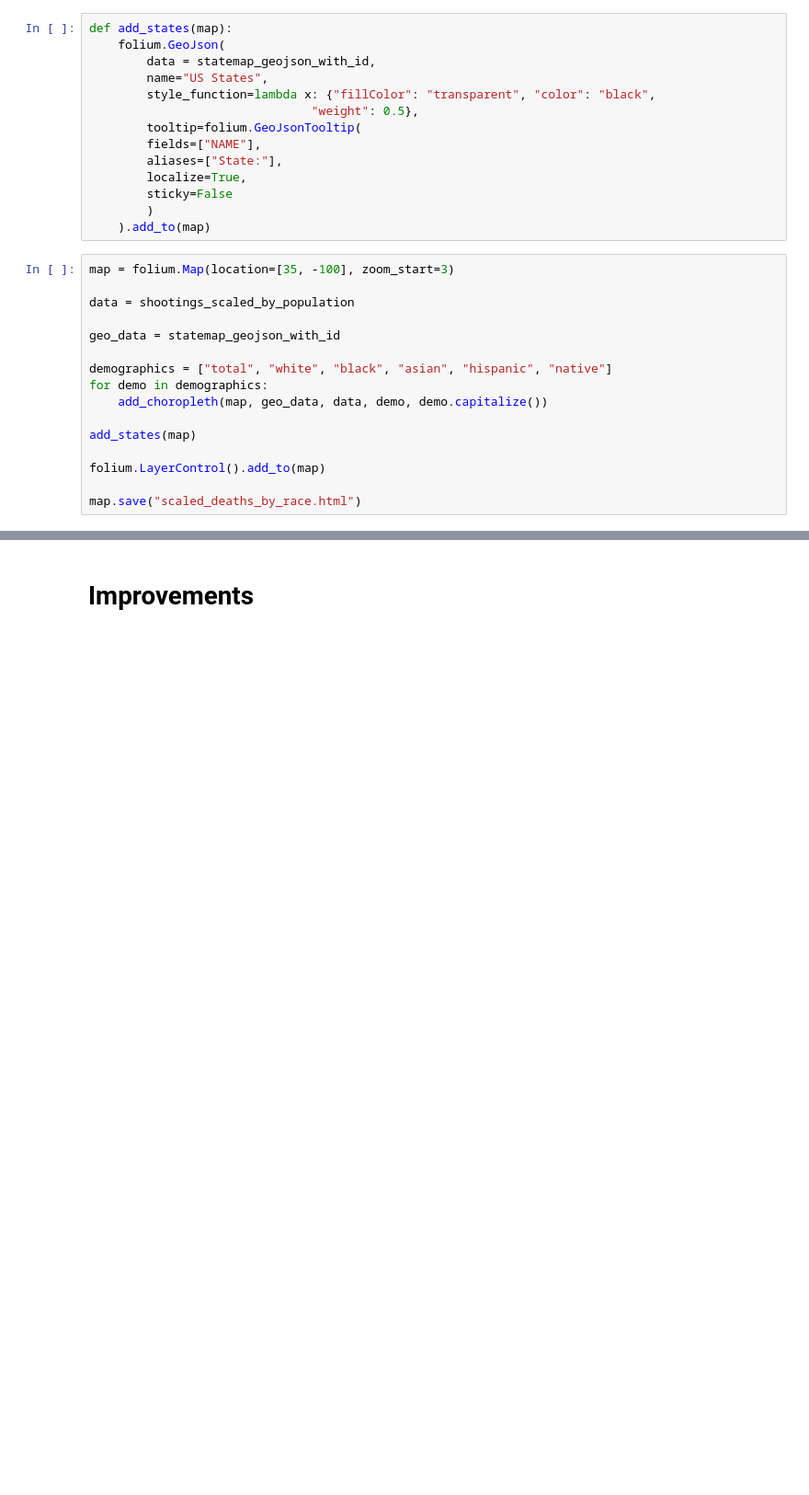
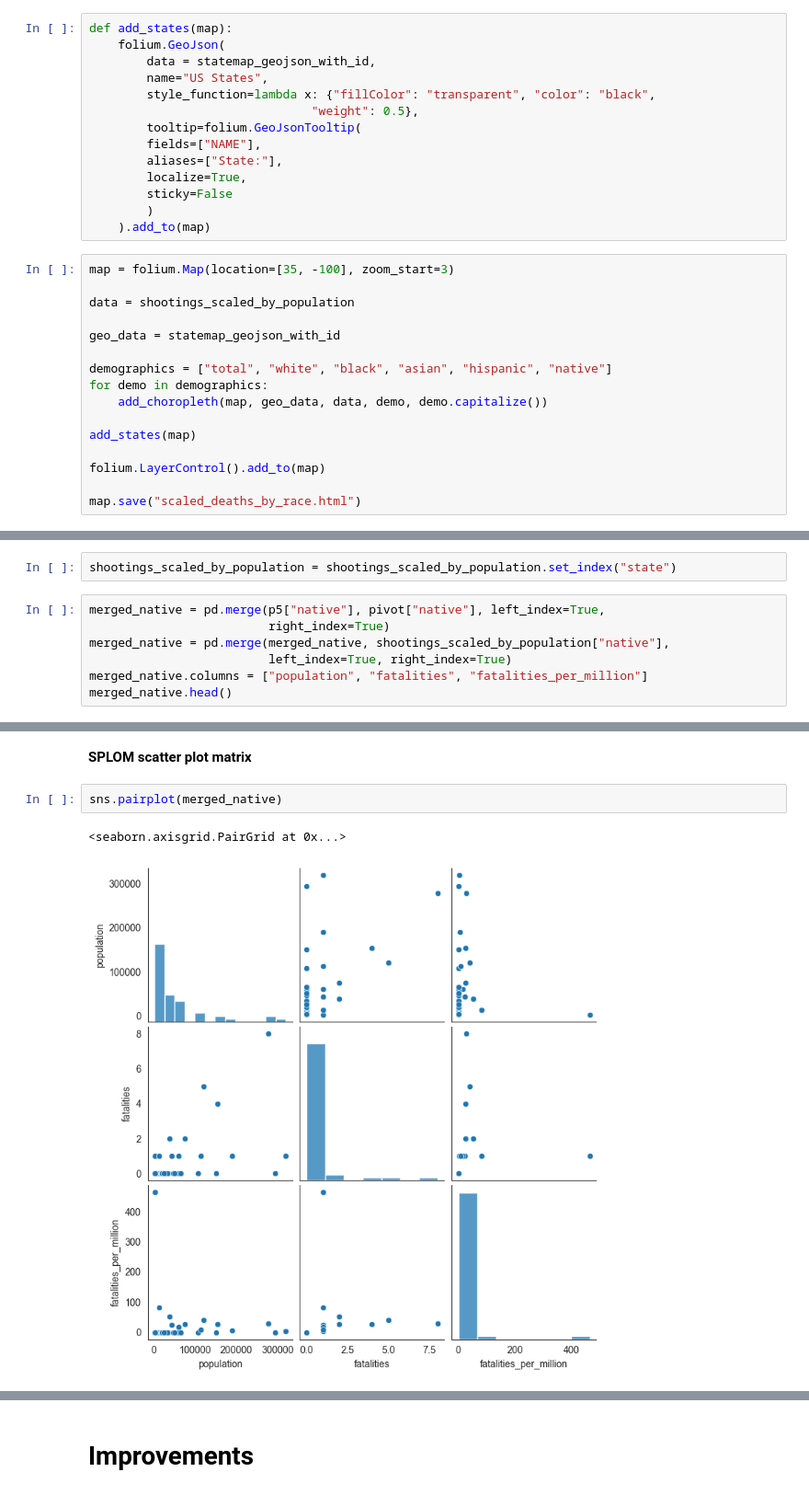
Before and after one commit to CelineChiLamNg/fatal_police_shootings, a Jupyter notebook: FatalPoliceShootings.ipynb, the cells around one changed output, grey strips where cells are left out. Shown at 92% size. Drawn from its saved outputs; the diff is of its cells as text; blank space fills up the shorter version.

```diff
--- a/FatalPoliceShootings.ipynb
+++ b/FatalPoliceShootings.ipynb
@@ -1135,0 +1201,9 @@ Why certain states have higher fatalities rate?
+# %%
+shootings_scaled_by_population = shootings_scaled_by_population.set_index("state")
+# %%
+merged_native = pd.merge(p5["native"], pivot["native"], left_index=True,
+                         right_index=True)
+merged_native = pd.merge(merged_native, shootings_scaled_by_population["native"],
+                         left_index=True, right_index=True)
+merged_native.columns = ["population", "fatalities", "fatalities_per_million"]
+merged_native.head()
@@ -1135,0 +1229,7 @@ Why certain states have higher fatalities rate?
+# %% [markdown]
+**SPLOM scatter plot matrix**
+# %%
+sns.pairplot(merged_native)
+# %% [output]
+<seaborn.axisgrid.PairGrid at 0x...>
+[figure, added]
```
Also changed, not shown: parts of 31 cells of this notebook, 2 other files.
